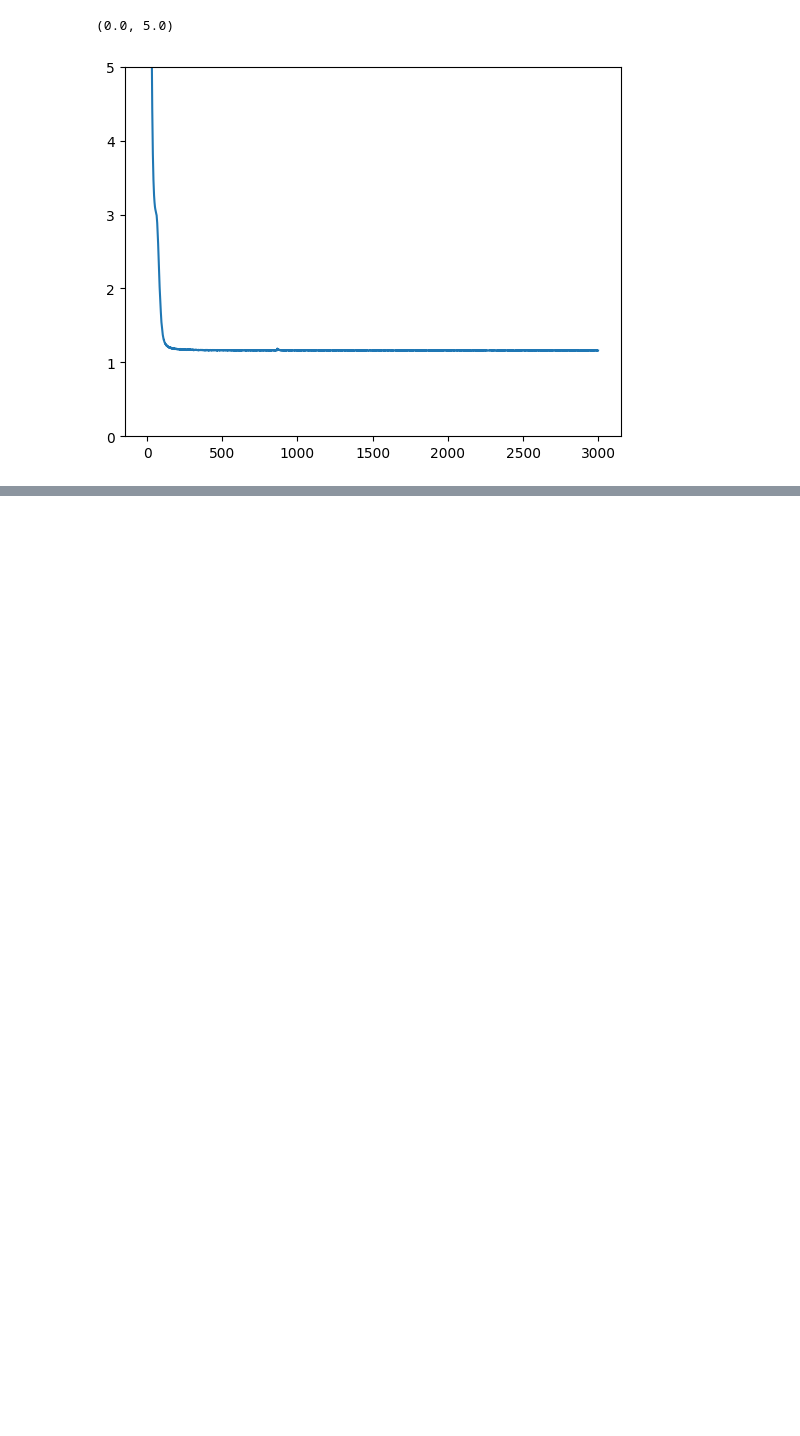
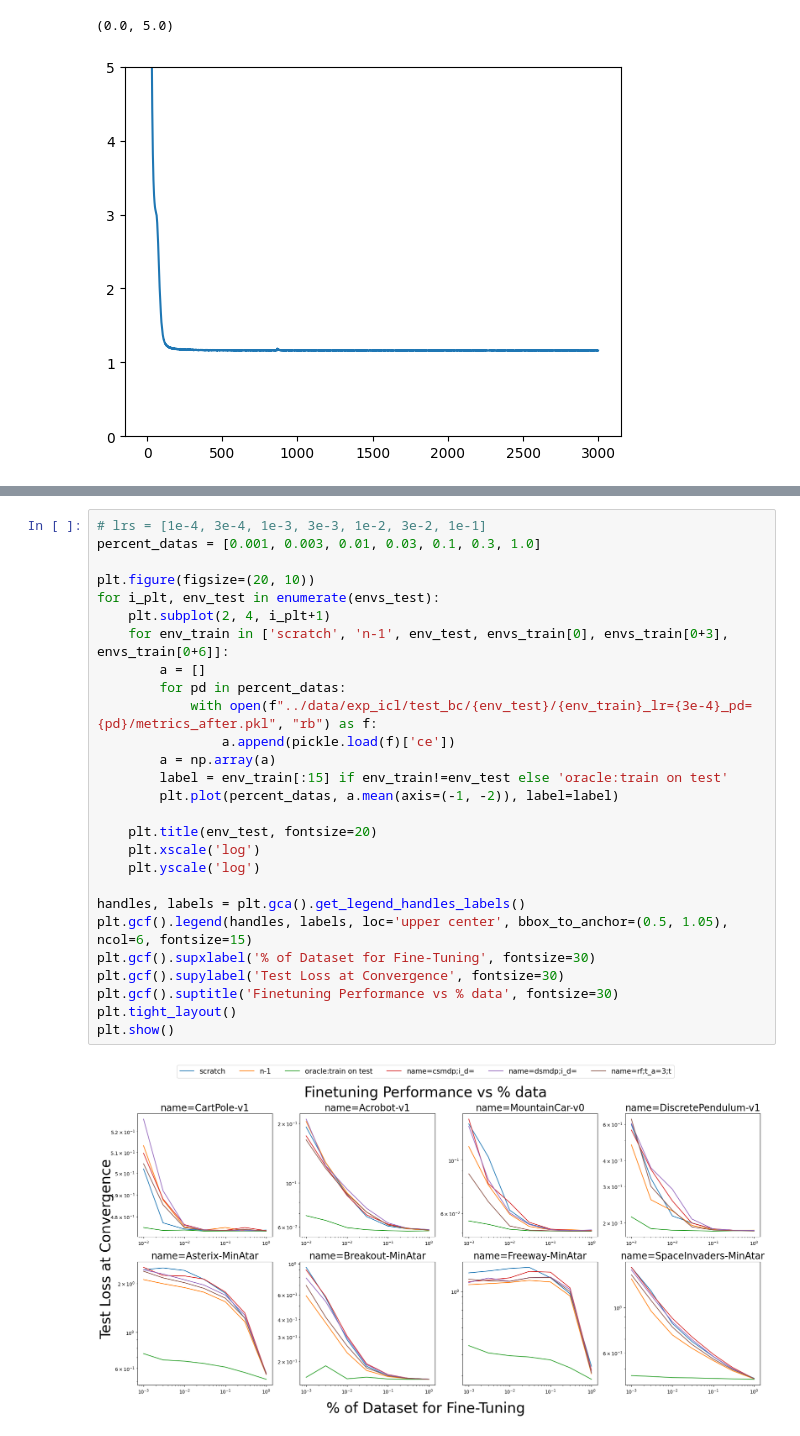
Before and after one commit to akarshkumar0101/synthetic-mdps, a Jupyter notebook: src/distillation.ipynb, the cells around one changed output, grey strips where cells are left out. Saved outputs shown, nothing was run; the diff lists cells and outputs as text; blank space fills up the shorter version.

```diff
--- a/src/distillation.ipynb
+++ b/src/distillation.ipynb
@@ -481,0 +621,29 @@ plt.ylim(0, 5)
+# %%
+# lrs = [1e-4, 3e-4, 1e-3, 3e-3, 1e-2, 3e-2, 1e-1]
+percent_datas = [0.001, 0.003, 0.01, 0.03, 0.1, 0.3, 1.0]
+
+plt.figure(figsize=(20, 10))
+for i_plt, env_test in enumerate(envs_test):
+    plt.subplot(2, 4, i_plt+1)
+    for env_train in ['scratch', 'n-1', env_test, envs_train[0], envs_train[0+3], envs_train[0+6]]:
+        a = []
+        for pd in percent_datas:
+            with open(f"../data/exp_icl/test_bc/{env_test}/{env_train}_lr={3e-4}_pd={pd}/metrics_after.pkl", "rb") as f:
+                a.append(pickle.load(f)['ce'])
+        a = np.array(a)
+        label = env_train[:15] if env_train!=env_test else 'oracle:train on test'
+        plt.plot(percent_datas, a.mean(axis=(-1, -2)), label=label)
+
+    plt.title(env_test, fontsize=20)
+    plt.xscale('log')
+    plt.yscale('log')
+
+handles, labels = plt.gca().get_legend_handles_labels()
+plt.gcf().legend(handles, labels, loc='upper center', bbox_to_anchor=(0.5, 1.05), ncol=6, fontsize=15)
+plt.gcf().supxlabel('% of Dataset for Fine-Tuning', fontsize=30)
+plt.gcf().supylabel('Test Loss at Convergence', fontsize=30)
+plt.gcf().suptitle('Finetuning Performance vs % data', fontsize=30)
+plt.tight_layout()
+plt.show()
+# %% [output]
+[figure, added]
```
Also changed, not shown: parts of 21 cells of this notebook, 35 other files.
